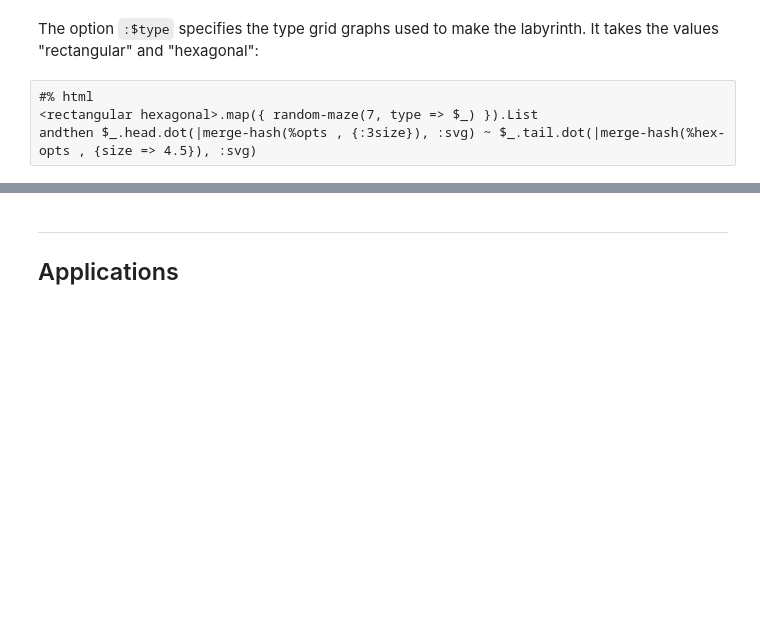
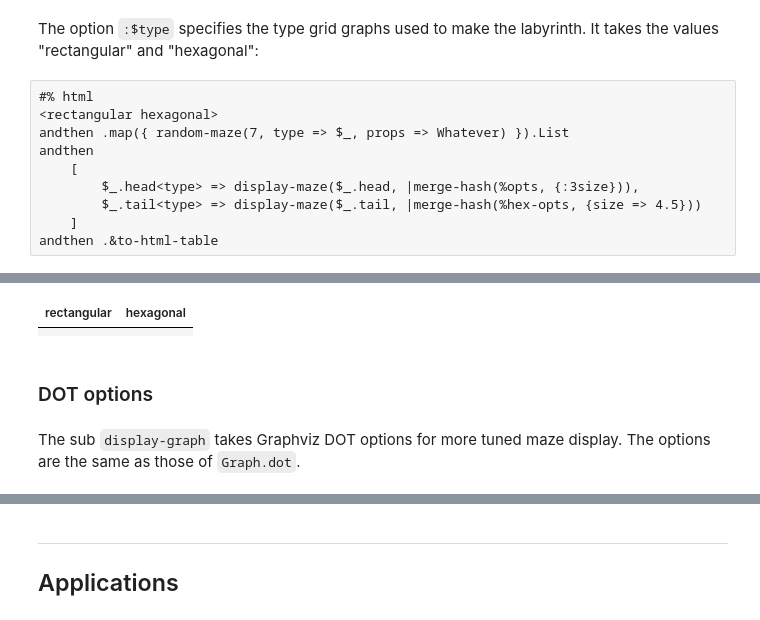
Before and after one commit to antononcube/Raku-Graph-RandomMaze, a Jupyter notebook: docs/Random-labyrinths.ipynb, the cells around one changed output, grey strips where cells are left out. Saved outputs shown, nothing was run; the diff lists cells and outputs as text; blank space fills up the shorter version.

```diff
--- a/docs/Random-labyrinths.ipynb
+++ b/docs/Random-labyrinths.ipynb
@@ -98,6 +129,12 @@ random-maze(5, props => Whatever)
 The option `:$type` specifies the type grid graphs used to make the labyrinth. It takes the values "rectangular" and "hexagonal":
 # %%
 #% html
-<rectangular hexagonal>.map({ random-maze(7, type => $_) }).List
-andthen $_.head.dot(|merge-hash(%opts , {:3size}), :svg) ~ $_.tail.dot(|merge-hash(%hex-opts , {size => 4.5}), :svg)
+<rectangular hexagonal>
+andthen .map({ random-maze(7, type => $_, props => Whatever) }).List
+andthen
+    [
+        $_.head<type> => display-maze($_.head, |merge-hash(%opts, {:3size})),
+        $_.tail<type> => display-maze($_.tail, |merge-hash(%hex-opts, {size => 4.5}))
+    ]
+andthen .&to-html-table
 # %% [output]
@@ -104,0 +141,6 @@ andthen $_.head.dot(|merge-hash(%opts , {:3size}), :svg) ~ $_.tail.dot(|merge-ha
+| rectangular | hexagonal |
+|  |  |
+# %% [markdown]
+### DOT options
+# %% [markdown]
+The sub `display-graph` takes Graphviz DOT options for more tuned maze display. The options are the same as those of `Graph.dot`.
```
Also changed, not shown: parts of 36 cells of this notebook.
